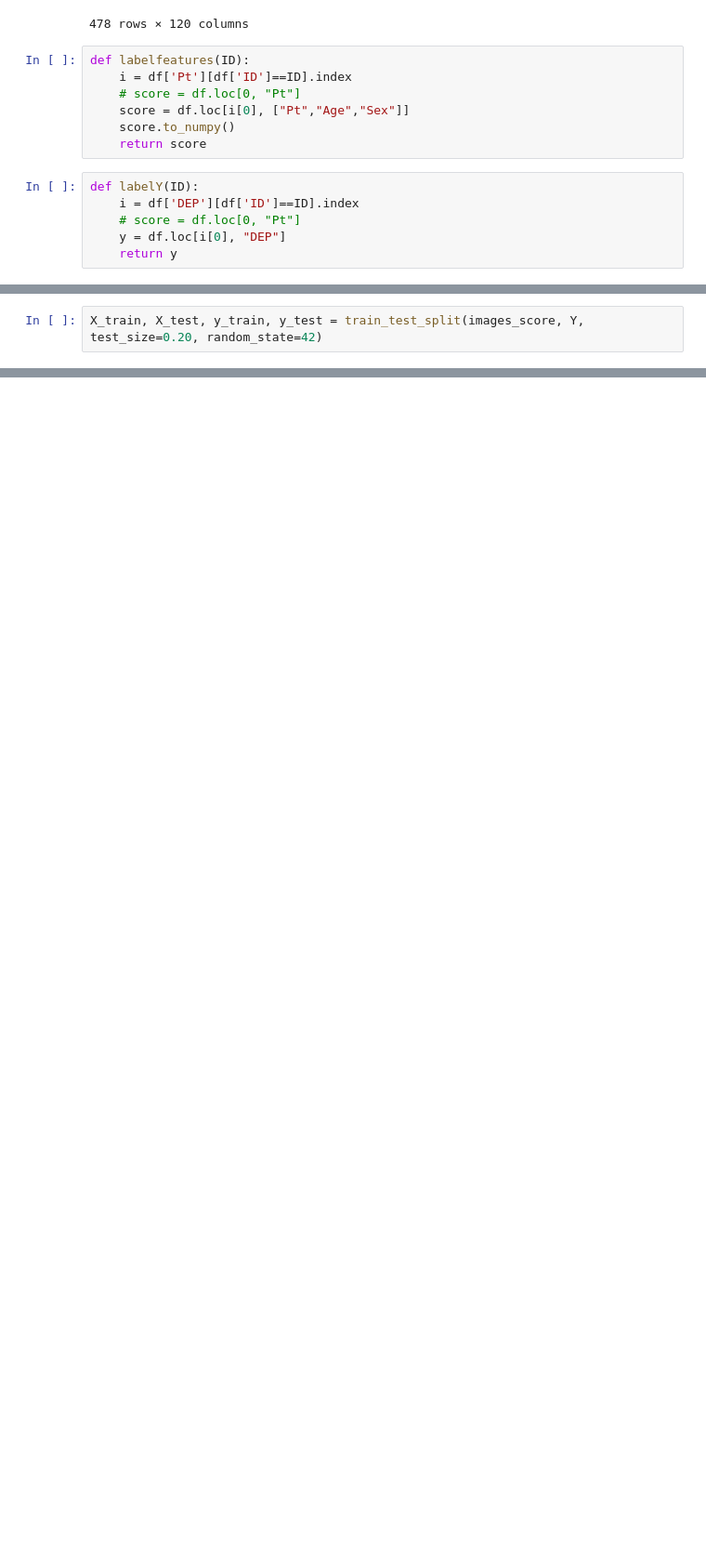
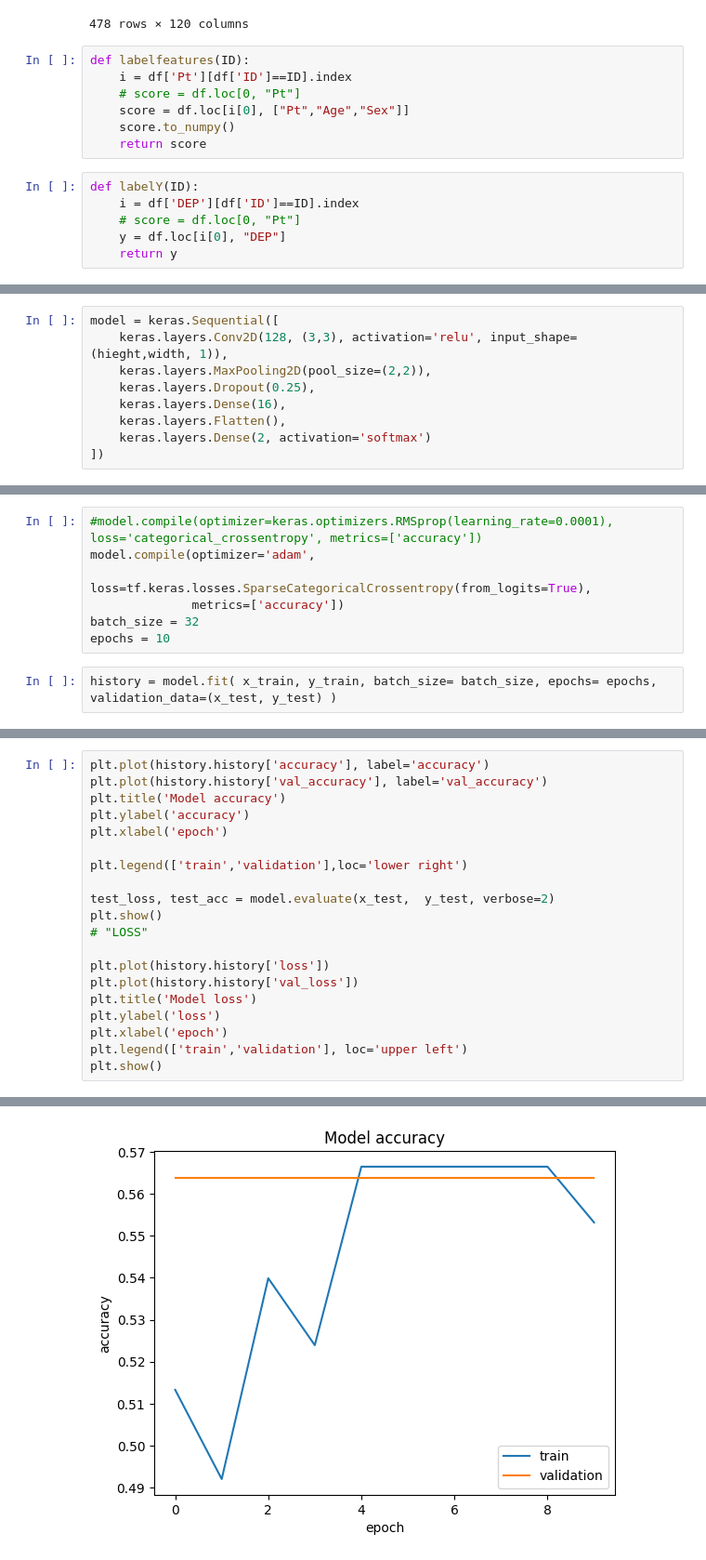
Before and after one commit to Marinku099/Sci-project-m5, a Jupyter notebook: Depressed-DataClassify.ipynb, the cells around one changed output, grey strips where cells are left out. Shown: that part at 93% size. Saved outputs shown, nothing was run; the diff lists cells and outputs as text; blank space fills up the shorter version.

```diff
--- a/Depressed-DataClassify.ipynb
+++ b/Depressed-DataClassify.ipynb
@@ -112,2 +95,0 @@ array([[ 0,  0,  0, ..., 15, 12,  0],
-# %%
-X_train, X_test, y_train, y_test = train_test_split(images_score, Y, test_size=0.20, random_state=42)
@@ -232,0 +110,9 @@ plt.show()
+# %%
+model = keras.Sequential([
+    keras.layers.Conv2D(128, (3,3), activation='relu', input_shape=(hieght,width, 1)),
+    keras.layers.MaxPooling2D(pool_size=(2,2)),
+    keras.layers.Dropout(0.25),
+    keras.layers.Dense(16),
+    keras.layers.Flatten(),
+    keras.layers.Dense(2, activation='softmax')
+])
@@ -232,0 +139,9 @@ plt.show()
+# %%
+#model.compile(optimizer=keras.optimizers.RMSprop(learning_rate=0.0001), loss='categorical_crossentropy', metrics=['accuracy'])
+model.compile(optimizer='adam',
+              loss=tf.keras.losses.SparseCategoricalCrossentropy(from_logits=True),
+              metrics=['accuracy'])
+batch_size = 32
+epochs = 10
+# %%
+history = model.fit( x_train, y_train, batch_size= batch_size, epochs= epochs, validation_data=(x_test, y_test) )
@@ -232,0 +173,21 @@ plt.show()
+# %%
+plt.plot(history.history['accuracy'], label='accuracy')
+plt.plot(history.history['val_accuracy'], label='val_accuracy')
+plt.title('Model accuracy')
+plt.ylabel('accuracy')
+plt.xlabel('epoch')
+
+plt.legend(['train','validation'],loc='lower right')
+
+test_loss, test_acc = model.evaluate(x_test,  y_test, verbose=2)
+plt.show()
+# "LOSS"
+
+plt.plot(history.history['loss'])
+plt.plot(history.history['val_loss'])
+plt.title('Model loss')
+plt.ylabel('loss')
+plt.xlabel('epoch')
+plt.legend(['train','validation'], loc='upper left')
+plt.show()
+# %% [output]
@@ -232,0 +195 @@ plt.show()
+[figure, added]
```
Also changed, not shown: parts of 22 cells of this notebook, 1 other file.
